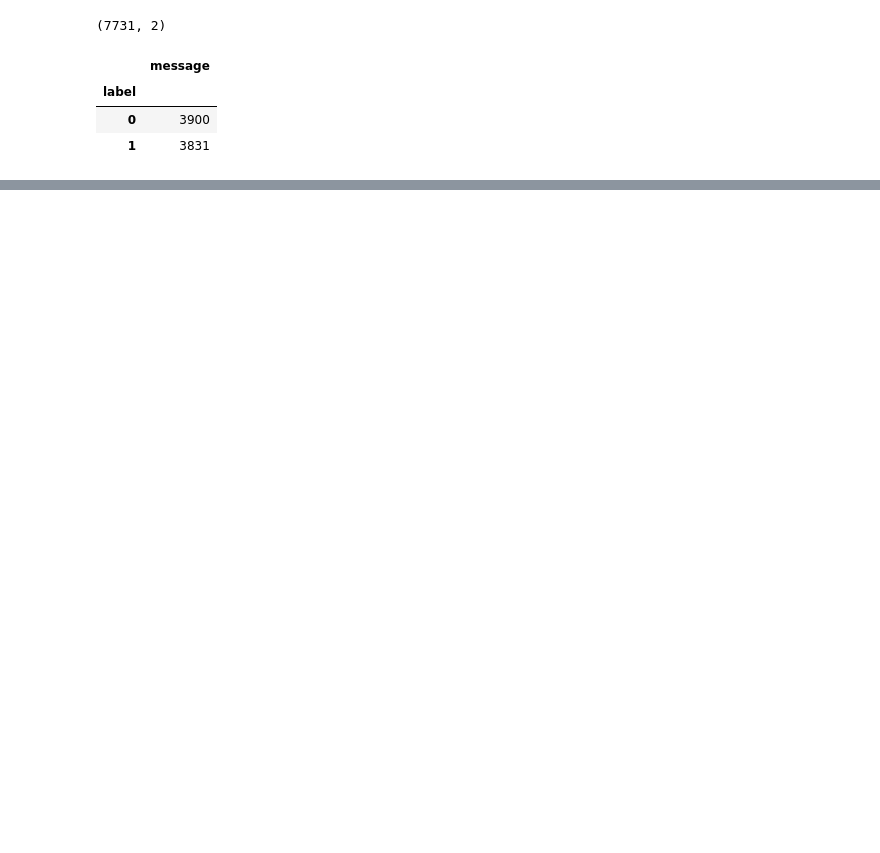
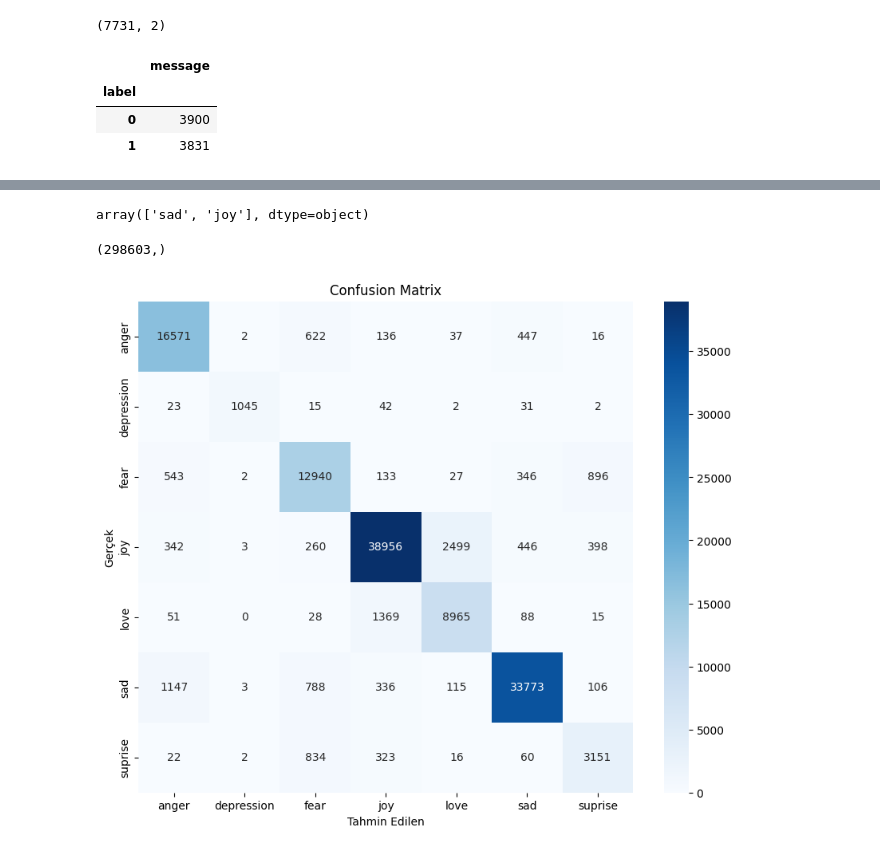
Before and after one commit to HyoAkira/sessionflow, a Jupyter notebook: pythonserver/ml-training/depression/test.ipynb, the cells around one changed output, grey strips where cells are left out. Saved outputs shown, nothing was run; the diff lists cells and outputs as text; code cells hidden in the pictures; blank space fills up the shorter version.

```diff
--- a/pythonserver/ml-training/depression/test.ipynb
+++ b/pythonserver/ml-training/depression/test.ipynb
@@ -104,0 +124,13 @@ df_only_depression.to_csv('depression_only.csv', index=False)
+# %%
+X_train, X_test, y_train, y_test = train_test_split(merged_df["sentence"], merged_df['emotion'], test_size=0.3)
+
+from lightgbm import LGBMClassifier
+lgbm_model = LGBMClassifier(n_jobs=-1, reg_lambda=0.1, num_leaves=64, max_depth=-1, learning_rate=0.1, n_estimators=100)
+lgbm_pipeline = Pipeline([
+    ('tfidf', TfidfVectorizer()),
+    ('classifier', lgbm_model)
+])
+lgbm_pipeline.fit(X_train, y_train)
+y_pred_lgbm = lgbm_pipeline.predict(X_test)
+classification_report_result = classification_report(y_test, y_pred_lgbm)
+print(classification_report_result)
@@ -104,0 +162,31 @@ df_only_depression.to_csv('depression_only.csv', index=False)
+# %%
+lgbm_pipeline.predict(["i missed my young brother so much", "i am so happy today because i got a new job"])
+# %% [output]
+array(['sad', 'joy'], dtype=object)
+# %%
+merged_df.groupby('emotion').count()
+merged_df.shape
+X_train.shape
+# %% [output]
+(298603,)
+# %%
+from sklearn.metrics import confusion_matrix
+import seaborn as sns
+
+import matplotlib.pyplot as plt
+
+# Compute confusion matrix
+cm = confusion_matrix(y_test, y_pred_lgbm, labels=sorted(y_test.unique()))
+
+# Plot confusion matrix as a heatmap
+plt.figure(figsize=(10, 8))
+sns.heatmap(cm, annot=True, fmt='d', cmap='Blues',
+            xticklabels=sorted(y_test.unique()),
+            yticklabels=sorted(y_test.unique()))
+plt.xlabel('Tahmin Edilen')
+plt.ylabel('Gerçek')
+plt.title('Confusion Matrix')
+plt.savefig("confusion_matrix.png", bbox_inches='tight')
+plt.show()
+# %% [output]
+[figure, added]
```
Also changed, not shown: parts of 11 cells of this notebook, 7 other files.
